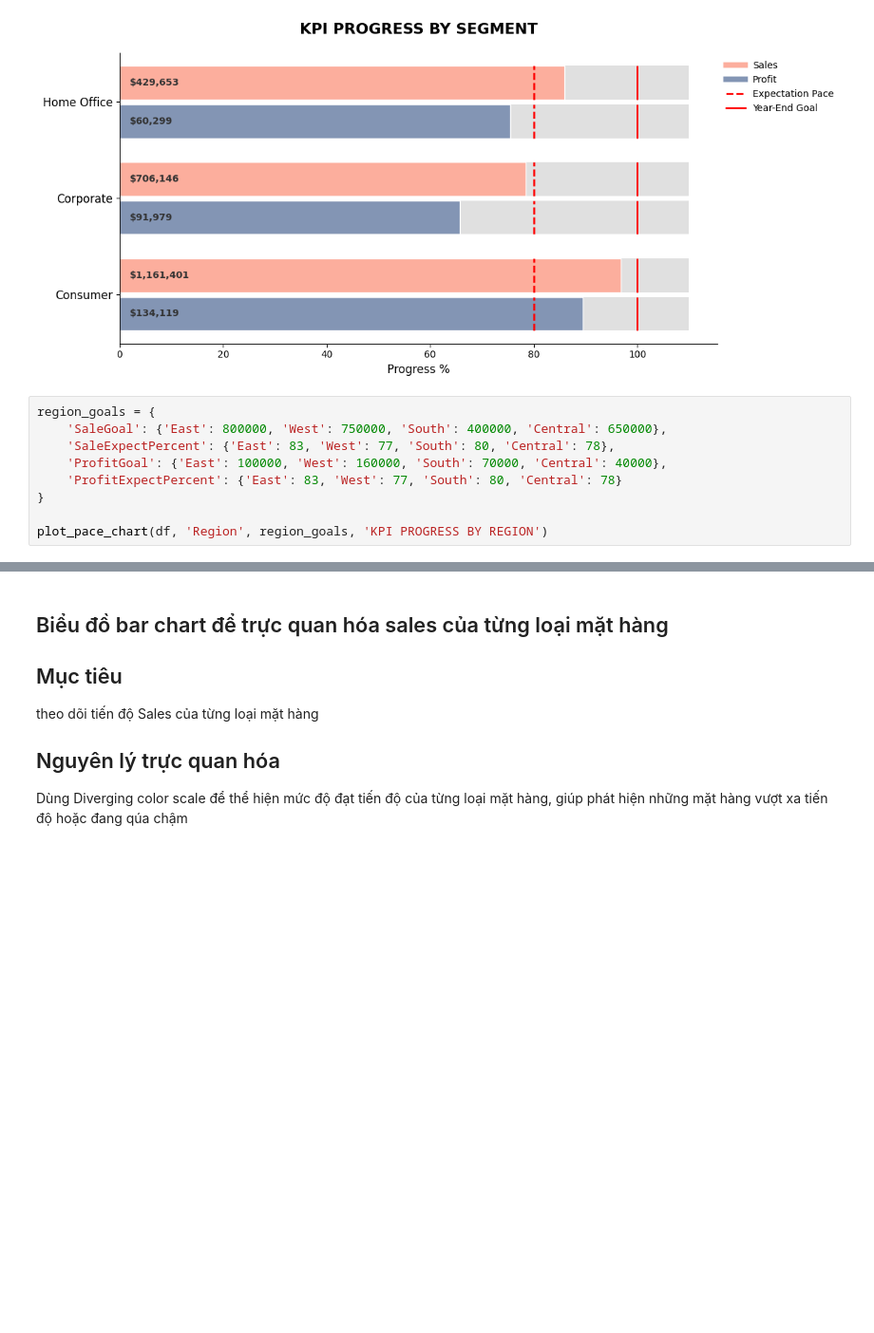
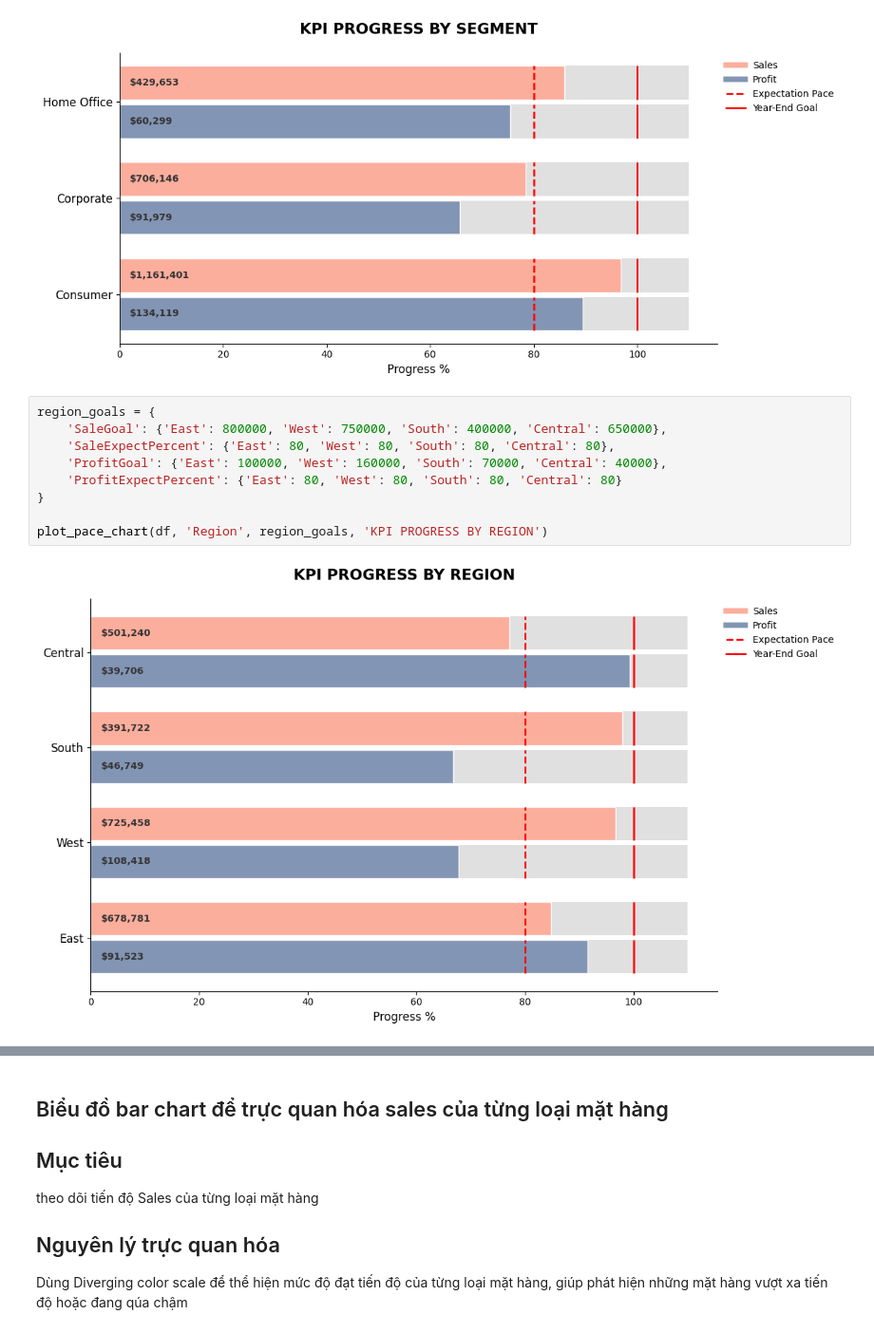
Before and after one commit to Thuily05/archive, a Jupyter notebook: chapter7_executive_dashboard_complete (1).ipynb, the cells around one changed output, grey strips where cells are left out. Shown at 95% size. Cells and saved outputs as stored; diff of their text form; blank space fills up the shorter version.

```diff
--- a/chapter7_executive_dashboard_complete (1).ipynb
+++ b/chapter7_executive_dashboard_complete (1).ipynb
@@ -397,12 +397,14 @@ plot_pace_chart(df, 'Segment', segment_goals, 'KPI PROGRESS BY SEGMENT')
 # %%
 region_goals = {
     'SaleGoal': {'East': 800000, 'West': 750000, 'South': 400000, 'Central': 650000},
-    'SaleExpectPercent': {'East': 83, 'West': 77, 'South': 80, 'Central': 78},
+    'SaleExpectPercent': {'East': 80, 'West': 80, 'South': 80, 'Central': 80},
     'ProfitGoal': {'East': 100000, 'West': 160000, 'South': 70000, 'Central': 40000},
-    'ProfitExpectPercent': {'East': 83, 'West': 77, 'South': 80, 'Central': 78}
+    'ProfitExpectPercent': {'East': 80, 'West': 80, 'South': 80, 'Central': 80}
 }
 
 plot_pace_chart(df, 'Region', region_goals, 'KPI PROGRESS BY REGION')
+# %% [output]
+[figure, added]
 # %%
 category_goals = {
     'SaleGoal': {'Furniture': 900000, 'Office Supplies': 1000000, 'Technology': 800000},
```
Also changed, not shown: parts of 2 cells of this notebook.
